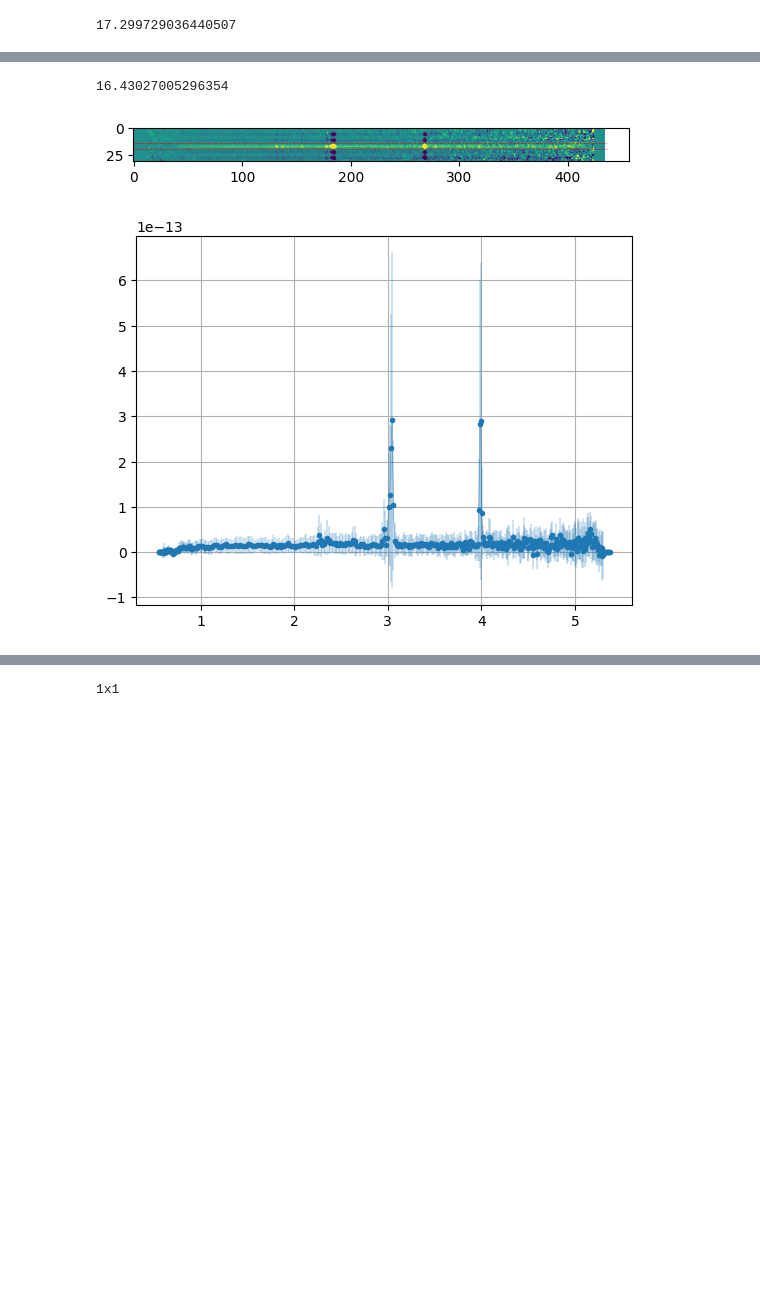
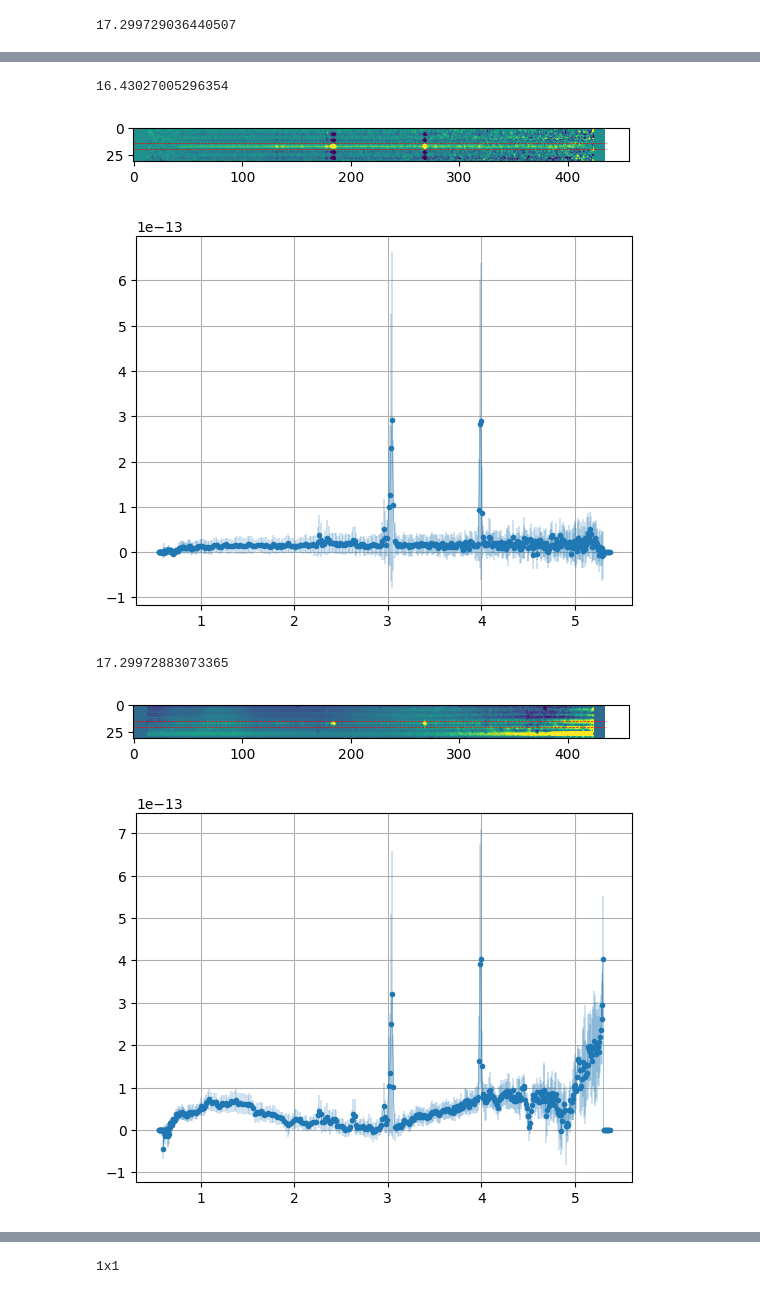
Before and after one commit to TimEpsilon/BetterNIRSpecBackground, a Jupyter notebook: JWST/TestStage2/FindBestModel.ipynb, the cells around one changed output, grey strips where cells are left out. Cells and saved outputs as stored; diff of their text form; code cells hidden in the pictures; blank space fills up the shorter version.

```diff
--- a/JWST/TestStage2/FindBestModel.ipynb
+++ b/JWST/TestStage2/FindBestModel.ipynb
@@ -82,25 +85,32 @@ def extract_spectrum(slit,label,lamb=None):
 # %%
 for slit in slits:
     if slit.name == "259":
         plt.figure()
         src_x, src_y, src_err = extract_spectrum(slit,"srctype")
 
         Y, X = np.indices(mymos.data.shape)
         ra, dec, lamb = mymos.meta.wcs.transform('detector', 'world', X, Y)
         my_x, my_y, my_err = extract_spectrum(mymos,"mydata",lamb=lamb)
 
         Y, X = np.indices(mastmos.data.shape)
         ra, dec, lamb = mastmos.meta.wcs.transform('detector', 'world', X, Y)
         mast_x, mast_y, mast_err = extract_spectrum(mastmos,"mast",lamb=lamb)
+
+        Y, X = np.indices(bettermos.data.shape)
+        ra, dec, lamb = bettermos.meta.wcs.transform('detector', 'world', X, Y)
+        better_x, better_y, better_err = extract_spectrum(bettermos,"mast",lamb=lamb)
 # %% [output]
 14.309998466964771
 <Figure size 640x480 with 0 Axes>
 [figure]
 [figure]
 17.299729036440507
 [figure]
 [figure]
 16.43027005296354
 [figure]
 [figure]
+17.29972883073365
+[figure, added]
+[figure, added]
 # %%
```
Also changed, not shown: parts of 2 cells of this notebook, 1 other file.
